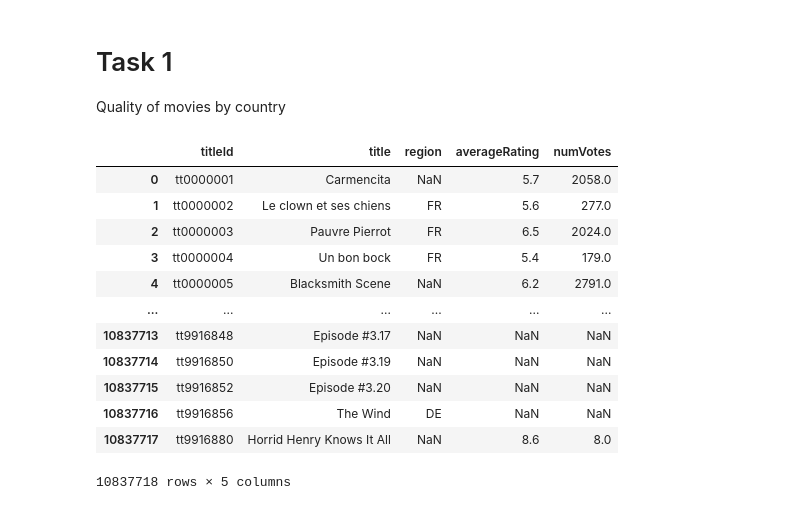
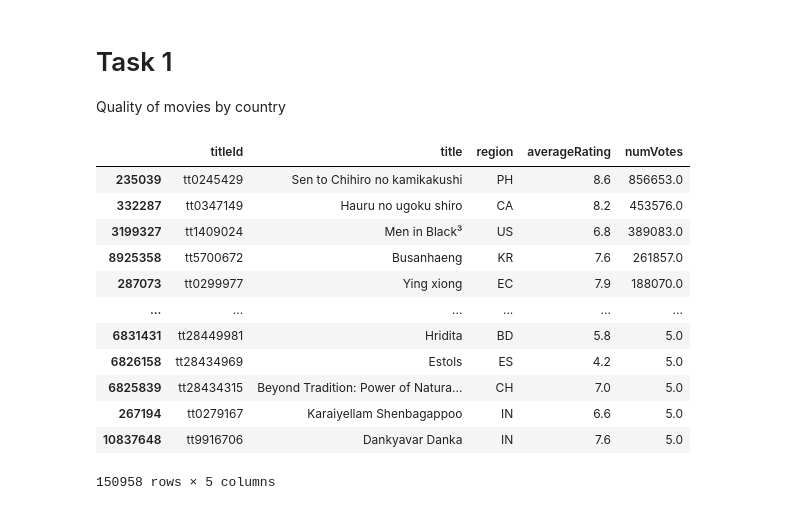
Before and after one commit to jakubweglowski/NPD-final-project, a Jupyter notebook: first_look.ipynb, the cells around one changed output. Saved outputs shown, nothing was run; the diff lists cells and outputs as text; code cells hidden in the pictures.

```diff
--- a/first_look.ipynb
+++ b/first_look.ipynb
@@ -133,6 +122,7 @@ df = df.loc[df.isOriginalTitle == 1].loc[:, ["titleId", "title"]].merge(
 Trzecia ramka:
 # %%
 path_to_file = "data/title.basics.tsv.gz"
-df = load_to_dataframe(path_to_file)
+df3 = load_to_dataframe(path_to_file)
+df3.head()
 # %% [output]
 |  | tconst | titleType | primaryTitle | originalTitle | isAdult | startYear | endYear | runtimeMinutes | genres |
@@ -187,23 +178,34 @@ Quality of movies by country
 # %%
 df_countries = df.copy()
 # %%
-df = df_countries.merge(
+df_analysis = df_countries.merge(
         df,
         how="left",
         left_on="titleId",
         right_on="tconst"
-).drop(columns=["tconst"]).dropna()
+).merge(
+        df3,
+        how="left",
+        left_on="titleId",
+        right_on="tconst"
+).query(
+        "titleType == 'movie'"
+).drop(
+        columns=["tconst_x", "tconst_y", "titleType"]
+).dropna()
-# %% [output]
-|  | titleId | title | region | averageRating | numVotes |
-| 0 | tt0000001 | Carmencita | NaN | 5.7 | 2058.0 |
-| 1 | tt0000002 | Le clown et ses chiens | FR | 5.6 | 277.0 |
-| 2 | tt0000003 | Pauvre Pierrot | FR | 6.5 | 2024.0 |
-| 3 | tt0000004 | Un bon bock | FR | 5.4 | 179.0 |
-| 4 | tt0000005 | Blacksmith Scene | NaN | 6.2 | 2791.0 |
-| ... | ... | ... | ... | ... | ... |
-| 10837713 | tt9916848 | Episode #3.17 | NaN | NaN | NaN |
-| 10837714 | tt9916850 | Episode #3.19 | NaN | NaN | NaN |
-| 10837715 | tt9916852 | Episode #3.20 | NaN | NaN | NaN |
-| 10837716 | tt9916856 | The Wind | DE | NaN | NaN |
-| 10837717 | tt9916880 | Horrid Henry Knows It All | NaN | 8.6 | 8.0 |
-10837718 rows × 5 columns
+# %%
+df_analysis.sort_values(ascending=False, by="numVotes")
+# %% [output]
+|  | titleId | title | region | averageRating | numVotes |
+| 235039 | tt0245429 | Sen to Chihiro no kamikakushi | PH | 8.6 | 856653.0 |
+| 332287 | tt0347149 | Hauru no ugoku shiro | CA | 8.2 | 453576.0 |
+| 3199327 | tt1409024 | Men in Black³ | US | 6.8 | 389083.0 |
+| 8925358 | tt5700672 | Busanhaeng | KR | 7.6 | 261857.0 |
+| 287073 | tt0299977 | Ying xiong | EC | 7.9 | 188070.0 |
+| ... | ... | ... | ... | ... | ... |
+| 6831431 | tt28449981 | Hridita | BD | 5.8 | 5.0 |
+| 6826158 | tt28434969 | Estols | ES | 4.2 | 5.0 |
+| 6825839 | tt28434315 | Beyond Tradition: Power of Natura... | CH | 7.0 | 5.0 |
+| 267194 | tt0279167 | Karaiyellam Shenbagappoo | IN | 6.6 | 5.0 |
+| 10837648 | tt9916706 | Dankyavar Danka | IN | 7.6 | 5.0 |
+150958 rows × 5 columns
```
Also changed, not shown: parts of 32 cells of this notebook.
